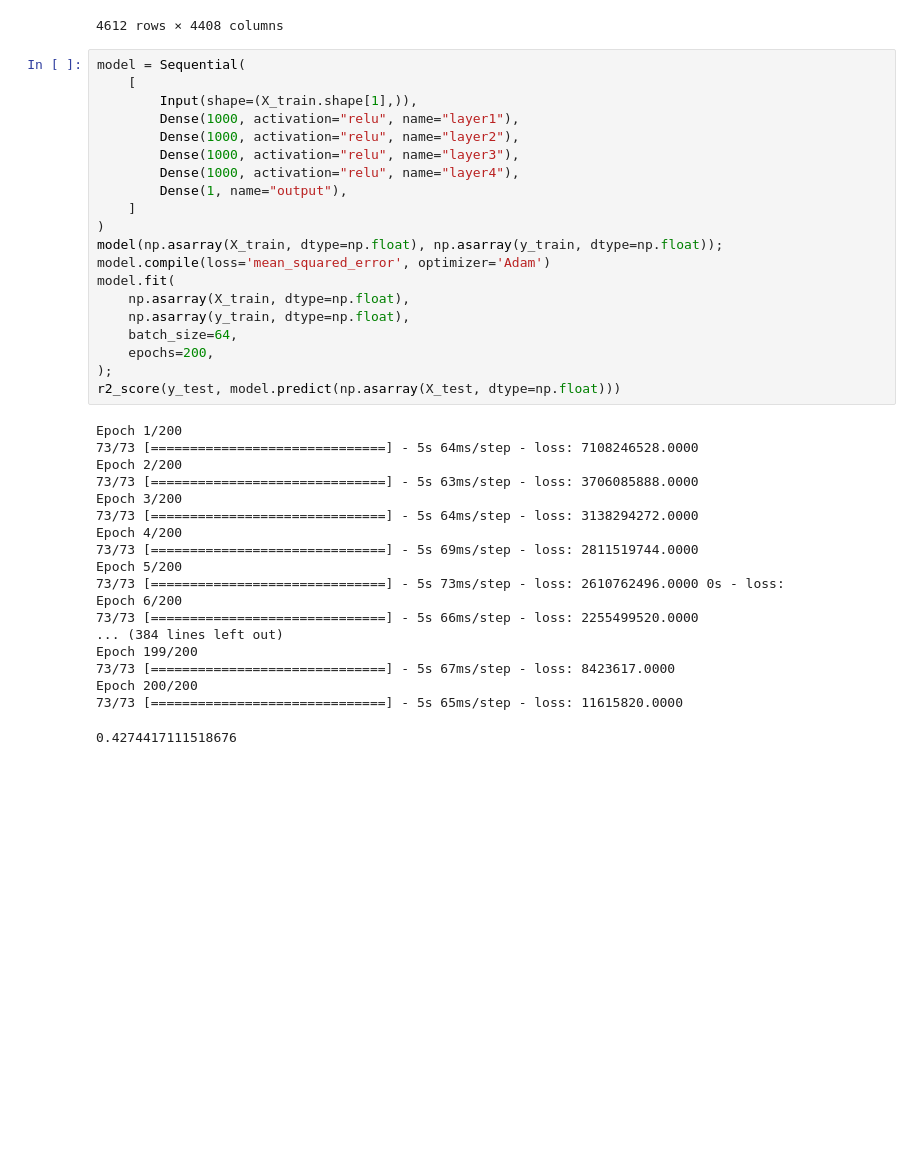
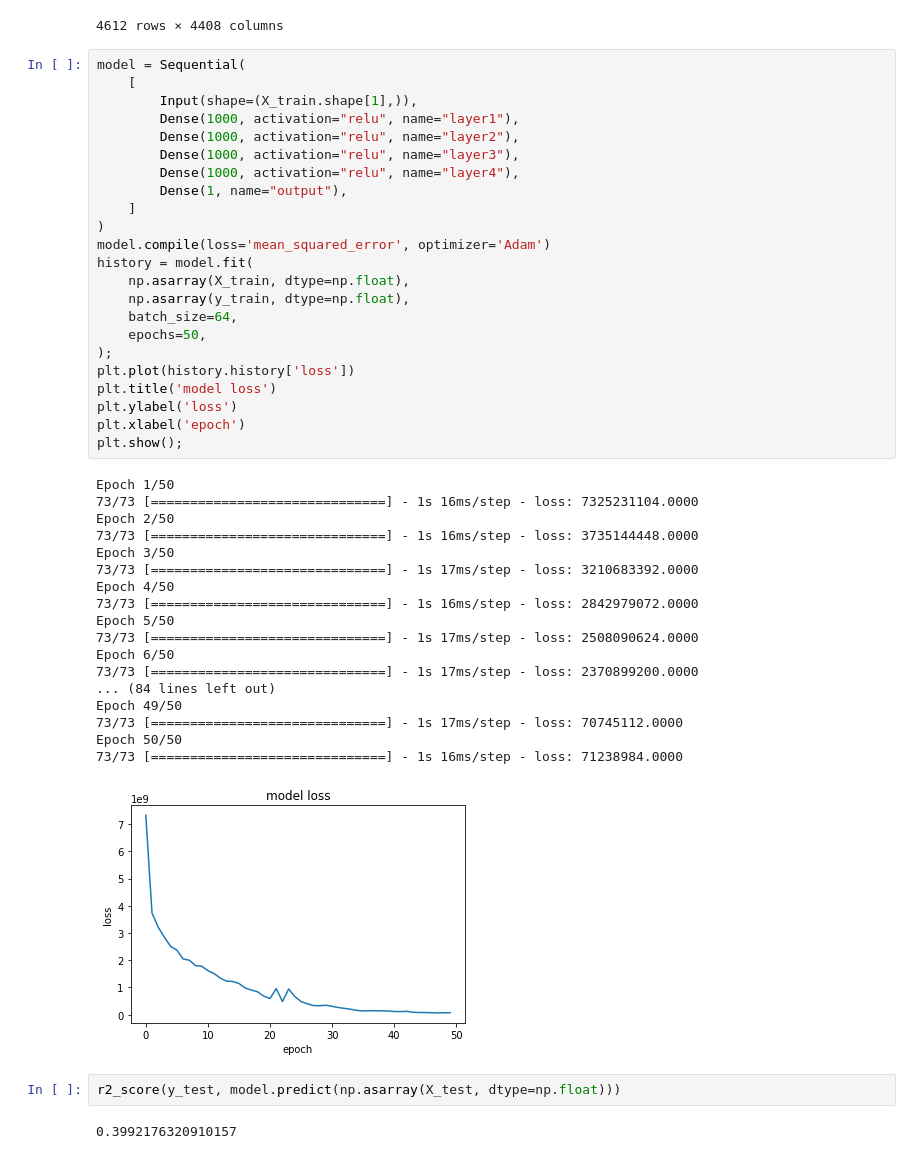
Before and after one commit to seppo0010/sysarmy-sueldos-2020.1, a Jupyter notebook: notebook/Predicción de sueldo - Deep Learning.ipynb, the cells around one changed output. Cells and saved outputs as stored; diff of their text form; blank space fills up the shorter version.

```diff
--- a/notebook/Predicción de sueldo - Deep Learning.ipynb
+++ b/notebook/Predicción de sueldo - Deep Learning.ipynb
@@ -145,39 +145,46 @@ X_train
 # %%
 model = Sequential(
     [
         Input(shape=(X_train.shape[1],)),
         Dense(1000, activation="relu", name="layer1"),
         Dense(1000, activation="relu", name="layer2"),
         Dense(1000, activation="relu", name="layer3"),
         Dense(1000, activation="relu", name="layer4"),
         Dense(1, name="output"),
     ]
 )
-model(np.asarray(X_train, dtype=np.float), np.asarray(y_train, dtype=np.float));
 model.compile(loss='mean_squared_error', optimizer='Adam')
-model.fit(
+history = model.fit(
     np.asarray(X_train, dtype=np.float),
     np.asarray(y_train, dtype=np.float),
     batch_size=64,
-    epochs=200,
+    epochs=50,
 );
-r2_score(y_test, model.predict(np.asarray(X_test, dtype=np.float)))
+plt.plot(history.history['loss'])
+plt.title('model loss')
+plt.ylabel('loss')
+plt.xlabel('epoch')
+plt.show();
 # %% [output]
-Epoch 1/200
-73/73 [==============================] - 5s 64ms/step - loss: 7108246528.0000
-Epoch 2/200
-73/73 [==============================] - 5s 63ms/step - loss: 3706085888.0000
-Epoch 3/200
-73/73 [==============================] - 5s 64ms/step - loss: 3138294272.0000
-Epoch 4/200
-73/73 [==============================] - 5s 69ms/step - loss: 2811519744.0000
-Epoch 5/200
-73/73 [==============================] - 5s 73ms/step - loss: 2610762496.0000 0s - loss:
-Epoch 6/200
-73/73 [==============================] - 5s 66ms/step - loss: 2255499520.0000
-... (384 lines left out)
-Epoch 199/200
-73/73 [==============================] - 5s 67ms/step - loss: 8423617.0000
-Epoch 200/200
-73/73 [==============================] - 5s 65ms/step - loss: 11615820.0000
+Epoch 1/50
+73/73 [==============================] - 1s 16ms/step - loss: 7325231104.0000
+Epoch 2/50
+73/73 [==============================] - 1s 16ms/step - loss: 3735144448.0000
+Epoch 3/50
+73/73 [==============================] - 1s 17ms/step - loss: 3210683392.0000
+Epoch 4/50
+73/73 [==============================] - 1s 16ms/step - loss: 2842979072.0000
+Epoch 5/50
+73/73 [==============================] - 1s 17ms/step - loss: 2508090624.0000
+Epoch 6/50
+73/73 [==============================] - 1s 17ms/step - loss: 2370899200.0000
+... (84 lines left out)
+Epoch 49/50
+73/73 [==============================] - 1s 17ms/step - loss: 70745112.0000
+Epoch 50/50
+73/73 [==============================] - 1s 16ms/step - loss: 71238984.0000
-0.4274417111518676
+[figure, added]
+# %%
+r2_score(y_test, model.predict(np.asarray(X_test, dtype=np.float)))
+# %% [output]
+0.3992176320910157
```
Also changed, not shown: parts of 7 cells of this notebook.
